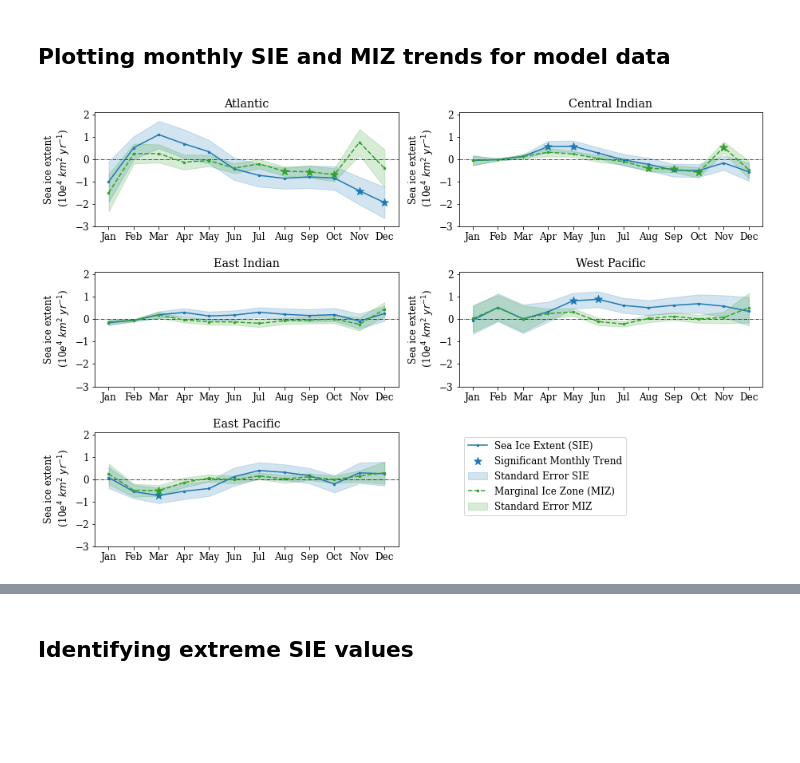
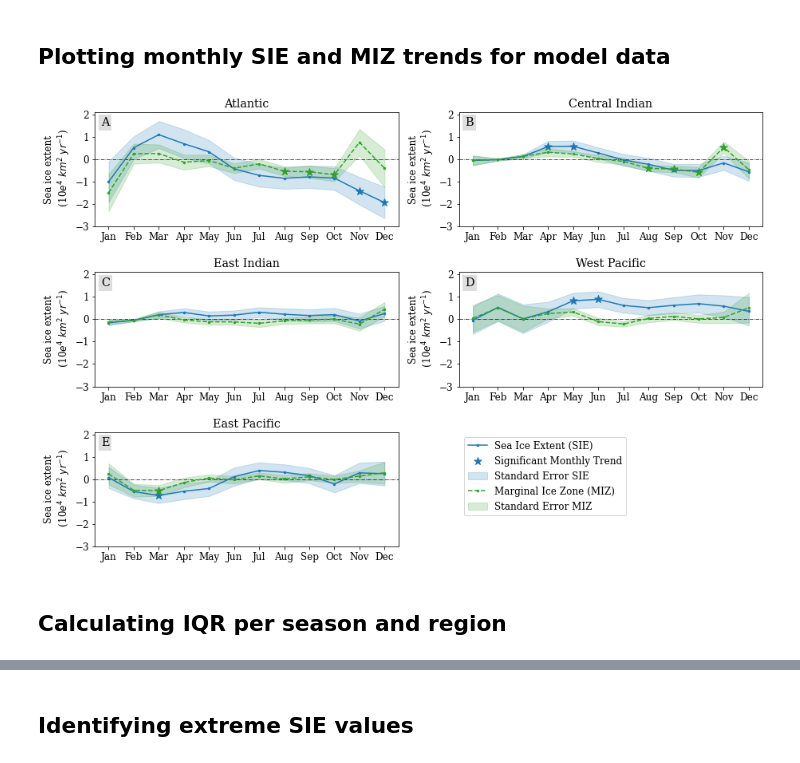
Before and after one commit to lidefi87/ACCESS_scripts_DFA, a Jupyter notebook: Scripts/SeaIcePlotsModel.ipynb, the cells around one changed output, grey strips where cells are left out. Saved outputs shown, nothing was run; the diff lists cells and outputs as text; code cells hidden in the pictures; blank space fills up the shorter version.

```diff
--- a/Scripts/SeaIcePlotsModel.ipynb
+++ b/Scripts/SeaIcePlotsModel.ipynb
@@ -1808,0 +1826,4 @@ plt.savefig(os.path.join(folder_out, fn), dpi = 300,
+# %%
+#Printing quantiles for each season
+for season, da in SIC_clim.groupby('time.season'):
+    print(season, da.quantile([0.25, 0.5, 0.75]).round(2).values)
@@ -1839,0 +2009,31 @@ MIZ = MIZ.sel(time = slice('1978-12', '2018-11'))
+# %%
+#Years included in analysis
+time_range = range(1979, 2019)
+#Initialise empty dictionary to store results
+seasonal_daily_ts = {}
+
+#Loop through sectors and seasons
+for sector in SIE_daily:
+    for season, da in SIE_daily[sector].groupby('time.season'):
+        da_mean = []
+        da_std = []
+        for yr in time_range:
+            if season != 'DJF':
+                da_mean.append(da.sel(time = str(yr)).mean().values.tolist())
+                da_std.append(da.sel(time = str(yr)).std().values.tolist())
+            else:
+                da_mean.append(da.sel(time = slice(f'{str(yr-1)}-12',
+                                                   f'{str(yr)}-02')).mean().\
+                               values.tolist())
+                da_std.append(da.sel(time = slice(f'{str(yr-1)}-12',
+                                                   f'{str(yr)}-02')).std().\
+                              values.tolist())
+        #Rearrange results into data arrays
+        da_mean = xr.DataArray(data = da_mean, dims = ['time'],
+                               coords = {'time': time_range},
+                               name = 'mean')
+        da_std = xr.DataArray(data = da_std, dims = ['time'],
+                              coords = {'time': time_range},
+                              name = 'std')
+        #Merge results and store as dataset
+        seasonal_daily_ts[f'{sector}_{season}'] = xr.merge([da_mean, da_std])
@@ -2744,31 +3010,42 @@ for i, sec in enumerate(LM_month_sec):
     ax[sec].set_xlabel('')
     #Setting title for each subplot
     ax[sec].set_title(f'{sec}')
     #Show all ticks along the x axis
     plt.xticks(np.arange(1, 13))
     #Label x ticks as months
     ax[sec].set_xticklabels(calendar.month_abbr[1:])
     #Set y axis limits and increase number of ticks
     ax[sec].set_ylim(minval*1e-6, (maxval*1e-6))
     ax[sec].yaxis.set_major_locator(MultipleLocator(10000))
     #Change to scientific notation for y axis label
     ax[sec].ticklabel_format(style = 'scientific', axis = 'y', scilimits = (0, 0))
     ax[sec].yaxis.get_offset_text().set_visible(False)
     exp_yaxis = int(np.floor(np.log10(maxval*1e-6)))
     #Set y axis label
     plt.ylabel(f'Sea ice extent\n (10$e^{exp_yaxis}$ ' + r'$km^{2}$ $yr^{-1}$)')
 
 ax['legend'] = fig.add_subplot(gs[5])
 h, l = ax[sec].get_legend_handles_labels()
 ax['legend'].legend(h, l, loc = 'upper left')
 [s.set_visible(False) for s in ax['legend'].spines.values()]
 [t.set_visible(False) for t in ax['legend'].get_xticklines()]
 [t.set_visible(False) for t in ax['legend'].get_yticklines()]
 ax['legend'].yaxis.set_tick_params(labelleft = False)
 ax['legend'].xaxis.set_tick_params(labelbottom = False)
 
+#Labelling plots
+#Getting the alphabet in upper case
+labels = string.ascii_uppercase[0:5]
+#Apply labels only to plots, not colorbars
+for i, a in enumerate(ax):
+    if i < 5:
+        ax[a].text(0.02, .88, labels[i], transform = ax[a].transAxes, fontsize = 'large',
+           bbox = dict(facecolor = '#dedede', edgecolor = 'none', pad = 3.0))
+
 #Saving figure
 fn = 'MonthlyLinearTrends_SIE-MIZ_1979-2018.png'
 plt.savefig(os.path.join(out_folder, fn), dpi = 300, bbox_inches = 'tight', pad_inches = 0.05)
 # %% [output]
-[figure, old version]
+[figure, new version]
+# %% [markdown]
+## Calculating IQR per season and region
```
Also changed, not shown: parts of 23 cells of this notebook.
